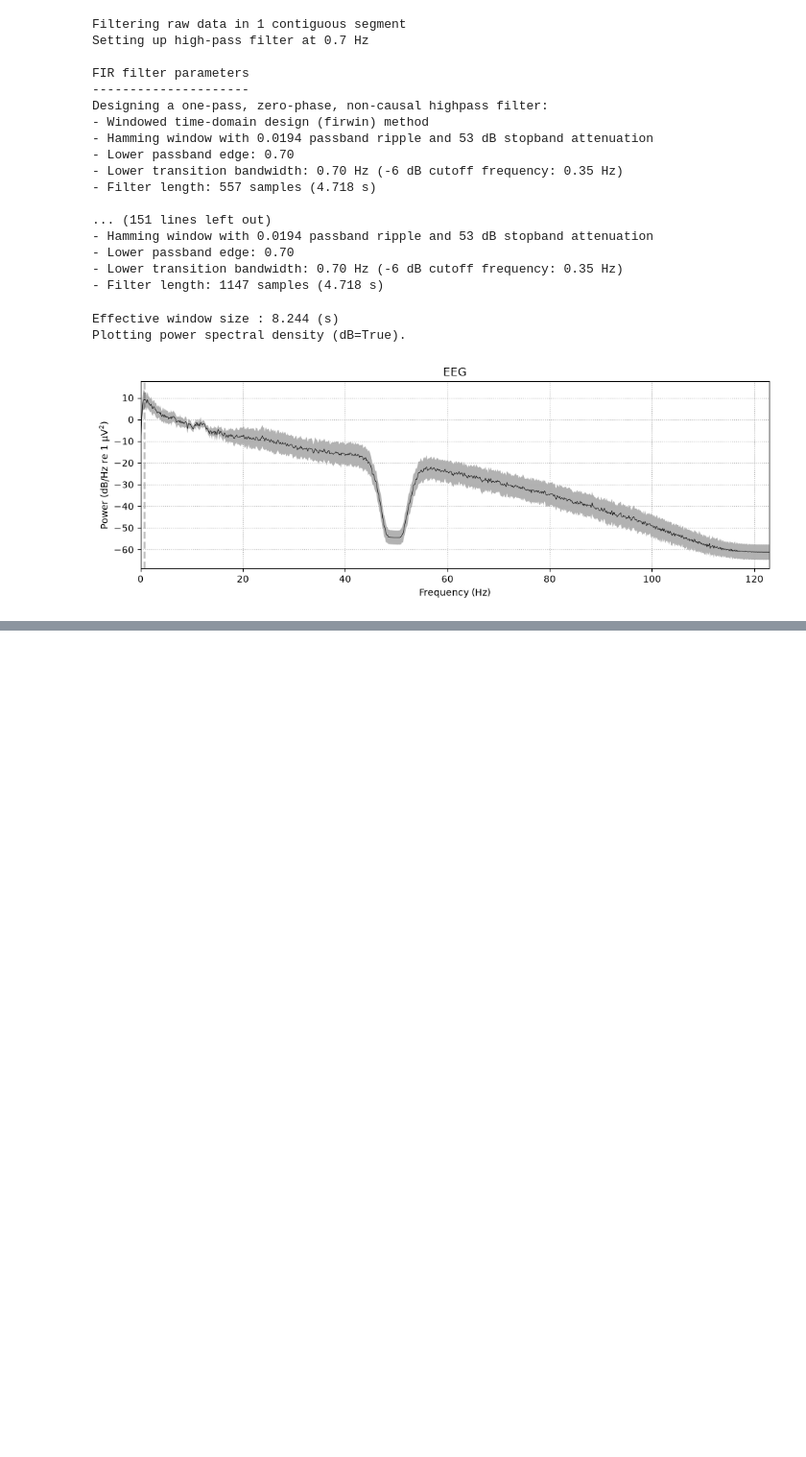
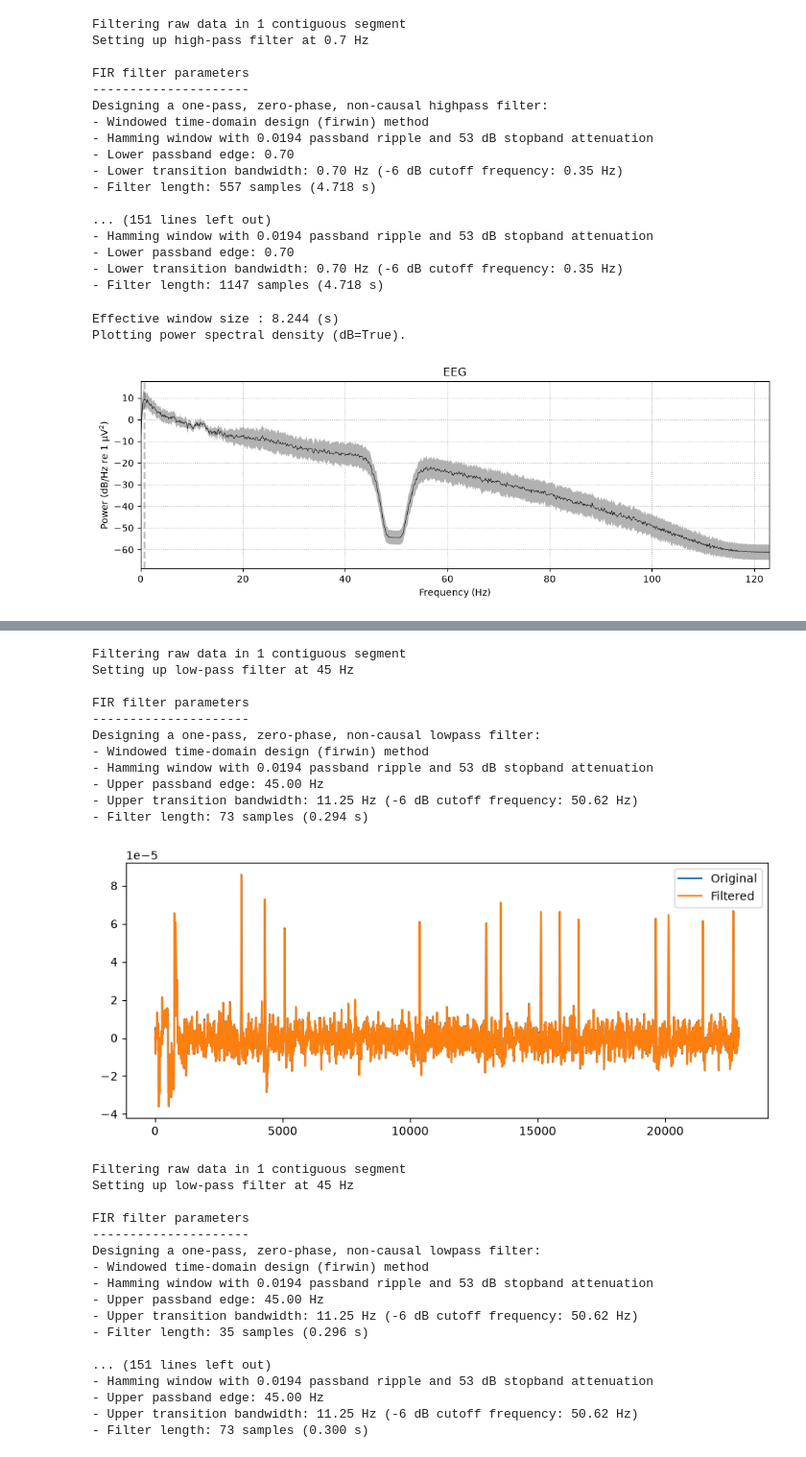
Before and after one commit to ffountainer/eeg-to-code, a Jupyter notebook: preprocessing/preprocess.ipynb, the cells around one changed output, grey strips where cells are left out. Shown at 96% size. Cells and saved outputs as stored; diff of their text form; code cells hidden in the pictures; blank space fills up the shorter version.

Commit message:
feat[preprocessing]: apply lowpass filter

```diff
--- a/preprocessing/preprocess.ipynb
+++ b/preprocessing/preprocess.ipynb
@@ -254,12 +251,16 @@ Plotting power spectral density (dB=True).
 # I additionally apply the notch filter for the first 50Hz harmonic (100Hz)
 
 # I skip the first baseline, since its sampling frequency is too low to use 100Hz
-baseline_notch = [raw.copy().notch_filter(freqs=(100), picks=("eeg")) for raw in baseline_notch[1:]]
-main_notch = [raw.copy().notch_filter(freqs=(100), picks=("eeg")) for raw in main_notch]
+
+
+baseline_notch = [baseline_hband[0]] + [raw.copy().notch_filter(freqs=(100), picks=("eeg")) for raw in baseline_hband[1:]]
+main_notch = [raw.copy().notch_filter(freqs=(100), picks=("eeg")) for raw in main_hband]
 
 fig = main_notch[0].compute_psd(fmax=123).plot(
     average=True, amplitude=False, picks="data", exclude="bads"
 )
+
+# the change seems to be minimal
 # %% [output]
 Filtering raw data in 1 contiguous segment
 Setting up band-stop filter from 99 - 1e+02 Hz
@@ -280,4 +281,52 @@ Effective window size : 8.244 (s)
 Plotting power spectral density (dB=True).
 [figure]
 # %%
-# apply lowpass filter
+# apply lowpass filter (50Hz)
+
+baseline_lband = [raw.copy() for raw in baseline_notch]
+main_lband = [raw.copy() for raw in main_notch]
+
+# example: (session 2026-04-04_Lazutkin, baseline;
+# first picture is raw, second is filtered)
+b_low = main_lband[0].copy().filter(l_freq=None, h_freq=45)
+orig = main_lband[0].get_data()[0]
+ref = b_low.get_data()[0]
+plt.figure(figsize=(10,4))
+plt.plot(orig[:], label='Original')
+plt.plot(ref[:], label='Filtered')
+plt.legend()
+plt.show()
+
+# apply highpass filter on the whole dataset
+baseline_lband = [raw.copy().filter(l_freq=None, h_freq=45) for raw in baseline_notch]
+main_lband = [raw.copy().filter(l_freq=None, h_freq=45) for raw in main_notch]
+# %% [output]
+Filtering raw data in 1 contiguous segment
+Setting up low-pass filter at 45 Hz
+
+FIR filter parameters
+---------------------
+Designing a one-pass, zero-phase, non-causal lowpass filter:
+- Windowed time-domain design (firwin) method
+- Hamming window with 0.0194 passband ripple and 53 dB stopband attenuation
+- Upper passband edge: 45.00 Hz
+- Upper transition bandwidth: 11.25 Hz (-6 dB cutoff frequency: 50.62 Hz)
+- Filter length: 73 samples (0.294 s)
+[figure, added]
+Filtering raw data in 1 contiguous segment
+Setting up low-pass filter at 45 Hz
+
+FIR filter parameters
+---------------------
+Designing a one-pass, zero-phase, non-causal lowpass filter:
+- Windowed time-domain design (firwin) method
+- Hamming window with 0.0194 passband ripple and 53 dB stopband attenuation
+- Upper passband edge: 45.00 Hz
+- Upper transition bandwidth: 11.25 Hz (-6 dB cutoff frequency: 50.62 Hz)
+- Filter length: 35 samples (0.296 s)
+
+... (151 lines left out)
+- Hamming window with 0.0194 passband ripple and 53 dB stopband attenuation
+- Upper passband edge: 45.00 Hz
+- Upper transition bandwidth: 11.25 Hz (-6 dB cutoff frequency: 50.62 Hz)
+- Filter length: 73 samples (0.300 s)
```
Also changed, not shown: parts of 2 cells of this notebook.
